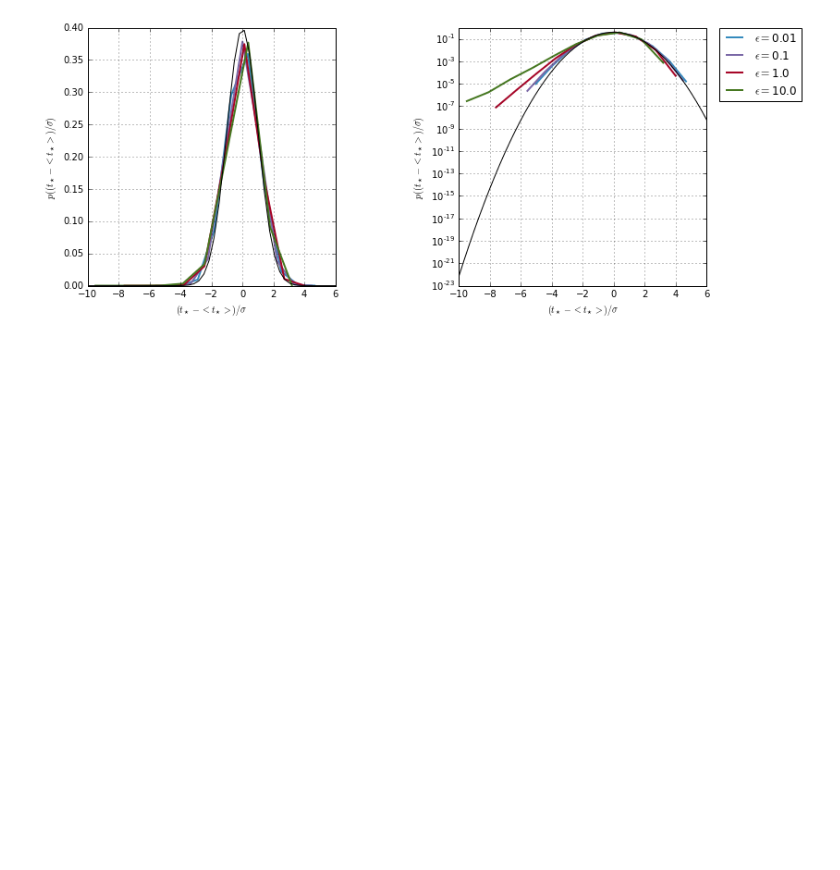
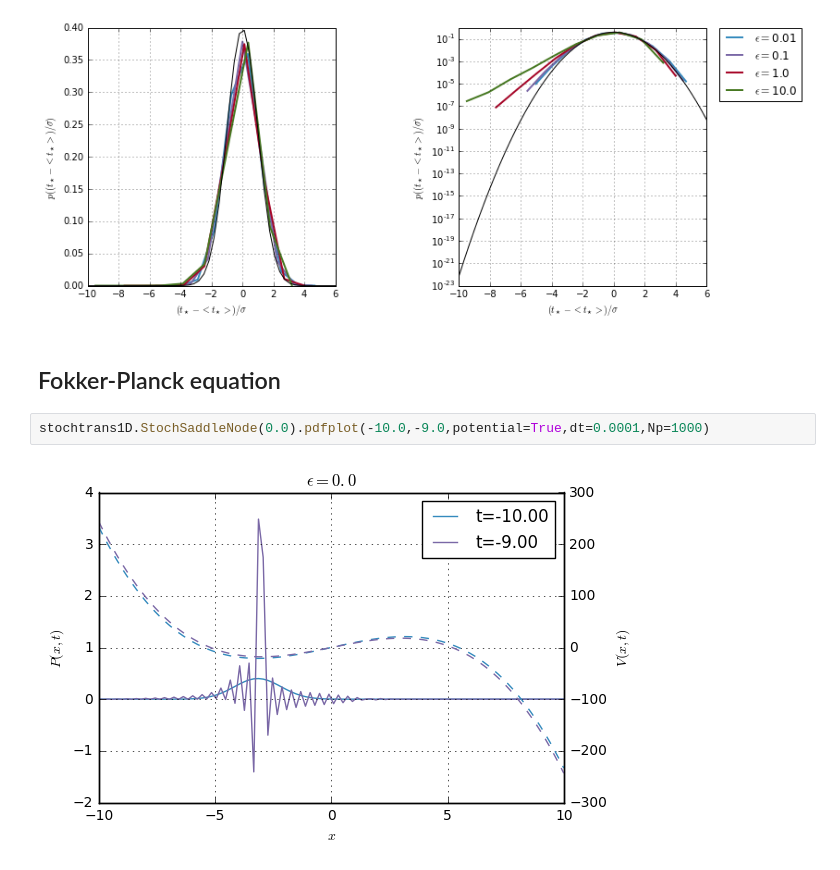
Before and after one commit to cbherbert/stochrare, a Jupyter notebook: Stability-Loss.ipynb, the cells around one changed output. Saved outputs shown, nothing was run; the diff lists cells and outputs as text; blank space fills up the shorter version.

```diff
--- a/Stability-Loss.ipynb
+++ b/Stability-Loss.ipynb
@@ -645,3 +645,9 @@ escapetime_pdf_plot(-3,-9,10,stoch_model_2,stoch_model_1,stoch_model_0,stoch_mod
 escapetime_pdf_plot(-7,-49,10,stoch_model_2,stoch_model_1,stoch_model_0,stoch_model_00,ntraj=10000000,standardize=True,fit=True,bins=10)
 # %% [output]
 [figure]
+# %% [markdown]
+## Fokker-Planck equation
+# %%
+stochtrans1D.StochSaddleNode(0.0).pdfplot(-10.0,-9.0,potential=True,dt=0.0001,Np=1000)
+# %% [output]
+[figure, added]
```
Also changed, not shown: parts of 5 cells of this notebook.
